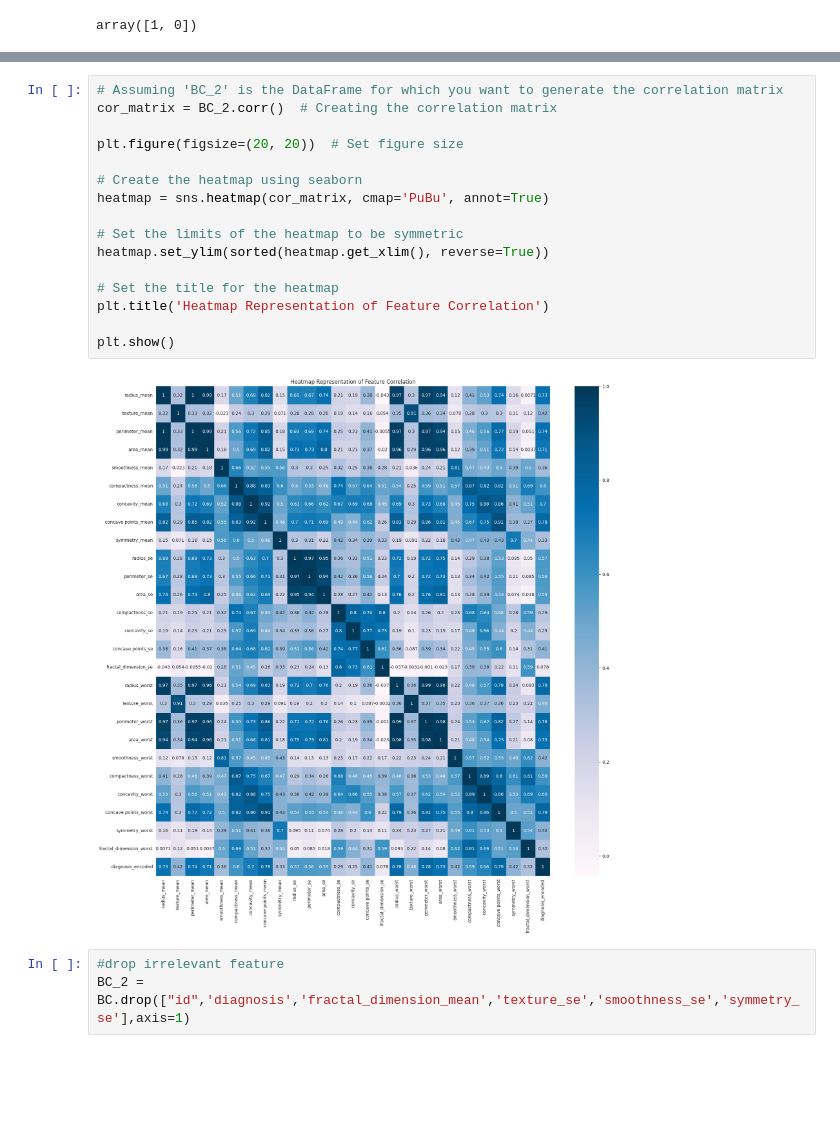
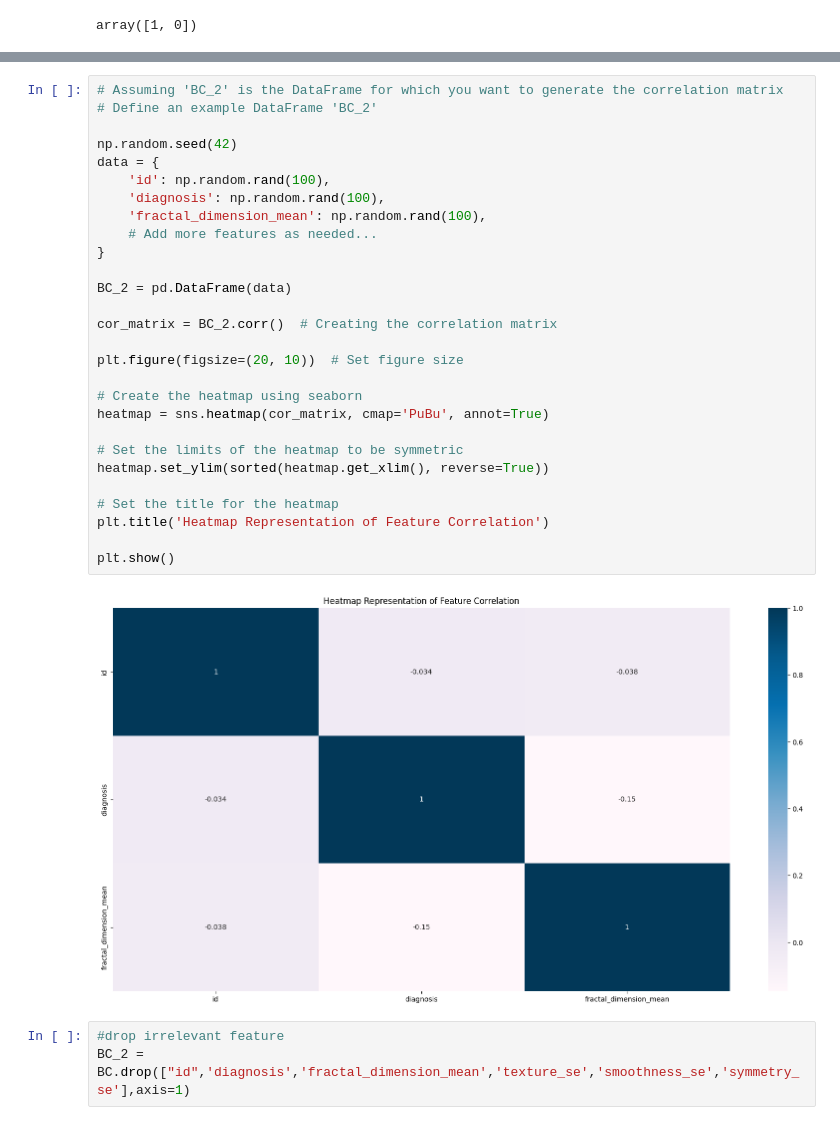
Before and after one commit to Naeem2121870/BIG-DATA-ANALYTICS-COURSEWORK, a Jupyter notebook: COURSEWORK_JANATUL.ipynb, the cells around one changed output, grey strips where cells are left out. Drawn from its saved outputs; the diff is of its cells as text; blank space fills up the shorter version.

```diff
--- a/COURSEWORK_JANATUL.ipynb
+++ b/COURSEWORK_JANATUL.ipynb
@@ -267,21 +273,33 @@ plt.show()
 # %%
 # Assuming 'BC_2' is the DataFrame for which you want to generate the correlation matrix
+# Define an example DataFrame 'BC_2'
+
+np.random.seed(42)
+data = {
+    'id': np.random.rand(100),
+    'diagnosis': np.random.rand(100),
+    'fractal_dimension_mean': np.random.rand(100),
+    # Add more features as needed...
+}
+
+BC_2 = pd.DataFrame(data)
+
 cor_matrix = BC_2.corr()  # Creating the correlation matrix
 
-plt.figure(figsize=(20, 20))  # Set figure size
+plt.figure(figsize=(20, 10))  # Set figure size
 
 # Create the heatmap using seaborn
 heatmap = sns.heatmap(cor_matrix, cmap='PuBu', annot=True)
 
 # Set the limits of the heatmap to be symmetric
 heatmap.set_ylim(sorted(heatmap.get_xlim(), reverse=True))
 
 # Set the title for the heatmap
 plt.title('Heatmap Representation of Feature Correlation')
 
 plt.show()
 # %% [output]
-[figure, old version]
+[figure, new version]
 # %%
 #drop irrelevant feature
 BC_2 = BC.drop(["id",'diagnosis','fractal_dimension_mean','texture_se','smoothness_se','symmetry_se'],axis=1)
```
Also changed, not shown: parts of 19 cells of this notebook.
